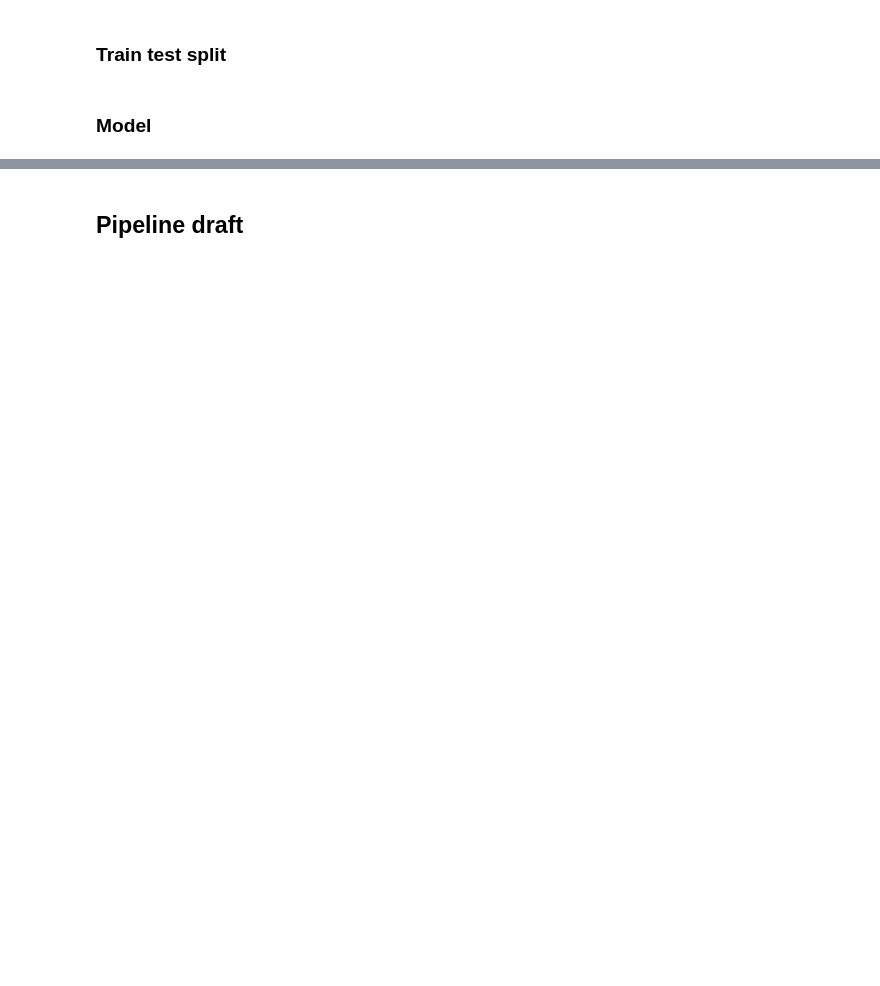
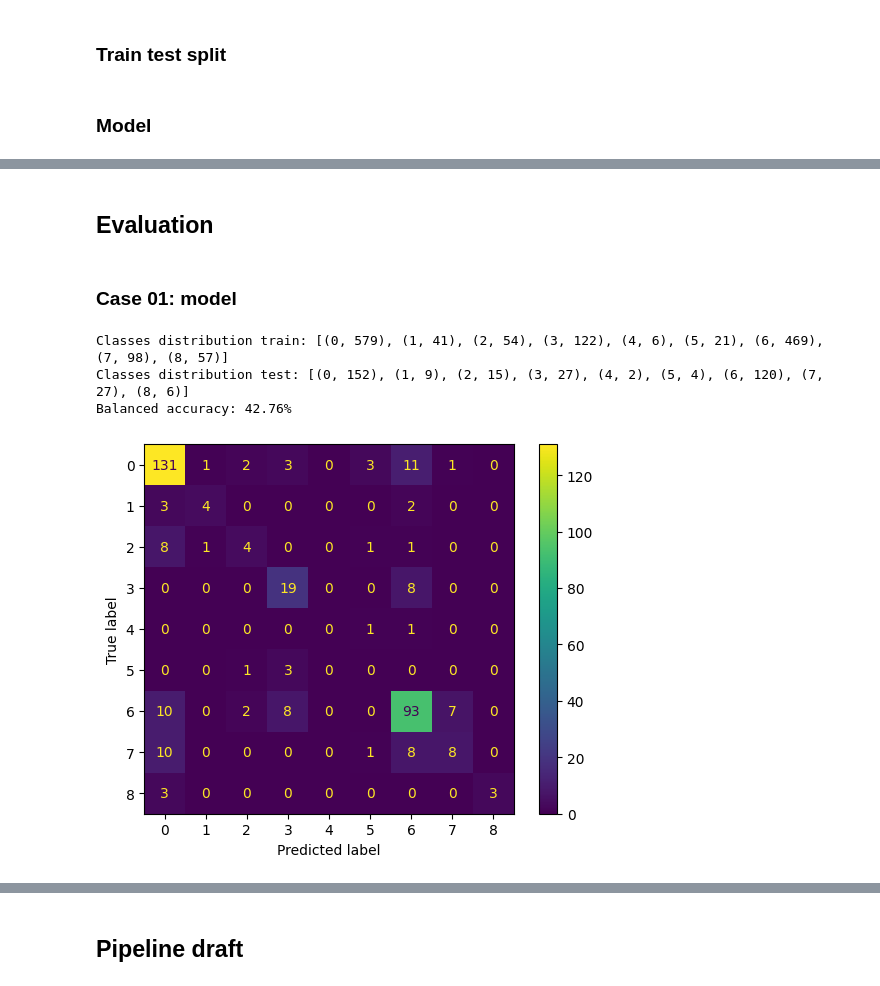
Before and after one commit to Bognanna/Molecular-Tastants, a Jupyter notebook: main.ipynb, the cells around one changed output, grey strips where cells are left out. Cells and saved outputs as stored; diff of their text form; code cells hidden in the pictures; blank space fills up the shorter version.

```diff
--- a/main.ipynb
+++ b/main.ipynb
@@ -83,0 +68,12 @@ X
+# %%
+from rdkit.Chem import MACCSkeys
+from rdkit import Chem
+
+def get_maccs_fps(df):
+
+    maccs = [MACCSkeys.GenMACCSKeys(Chem.MolFromSmiles(x)) for x in df.smiles]
+    maccs_lists = [list(l) for l in maccs]
+    maccs_name = [f'MACCS_{i}' for i in range(167)]
+    X = pd.DataFrame(maccs_lists, index=df.index, columns=maccs_name)
+
+    return X
@@ -116,17 +127,31 @@ def train_test_split_data(X = df.smiles, y = df.taste):
 from sklearn.ensemble import RandomForestClassifier
 from sklearn.metrics import balanced_accuracy_score
 from sklearn.metrics import confusion_matrix, ConfusionMatrixDisplay
+import matplotlib.pyplot as plt
 
 
-def train_model(X_train, X_test, y_train, y_test):
+def train_model(X_train, y_train):
 
     clf = RandomForestClassifier(random_state=0)
     clf.fit(X_train, y_train)
 
+    return clf
+
+def make_prediction(clf, X_test):
     y_pred = clf.predict(X_test)
 
+    return y_pred
+
+def evaluate_model(y_test, y_pred, print_acc = True, show_cm = True, cm_labels = [0,1,2,3,4,5,6,7,8]):
     acc = balanced_accuracy_score(y_test, y_pred)
-    cm = confusion_matrix(y_test, y_pred, labels=[0,1,2,3,4,5,6,7,8])
-    print(f"Balanced accuracy: {acc:.2%}")
 
-    return cm
+    if print_acc:
+        print(f"Balanced accuracy: {acc:.2%}")
+
+    if show_cm:
+        cm = confusion_matrix(y_test, y_pred, labels = cm_labels)
+        cm_display = ConfusionMatrixDisplay(confusion_matrix = cm, display_labels = [0, 1, 2, 3, 4, 5, 6, 7, 8])
+        cm_display.plot()
+        plt.show()
+
+    return acc
@@ -238,0 +158,18 @@ maccs_df.head()
+# %% [markdown]
+## Evaluation
+# %% [markdown]
+### Case 01: model
+# %%
+X = get_maccs_fps(df)
+y = df.taste
+
+X_train, X_test, y_train, y_test = train_test_split_data(X, y)
+
+clf = train_model(X_train, y_train)
+y_pred = make_prediction(clf, X_test)
+acc = evaluate_model(y_test, y_pred)
+# %% [output]
+Classes distribution train: [(0, 579), (1, 41), (2, 54), (3, 122), (4, 6), (5, 21), (6, 469), (7, 98), (8, 57)]
+Classes distribution test: [(0, 152), (1, 9), (2, 15), (3, 27), (4, 2), (5, 4), (6, 120), (7, 27), (8, 6)]
+Balanced accuracy: 42.76%
+[figure, added]
```
Also changed, not shown: parts of 36 cells of this notebook.
